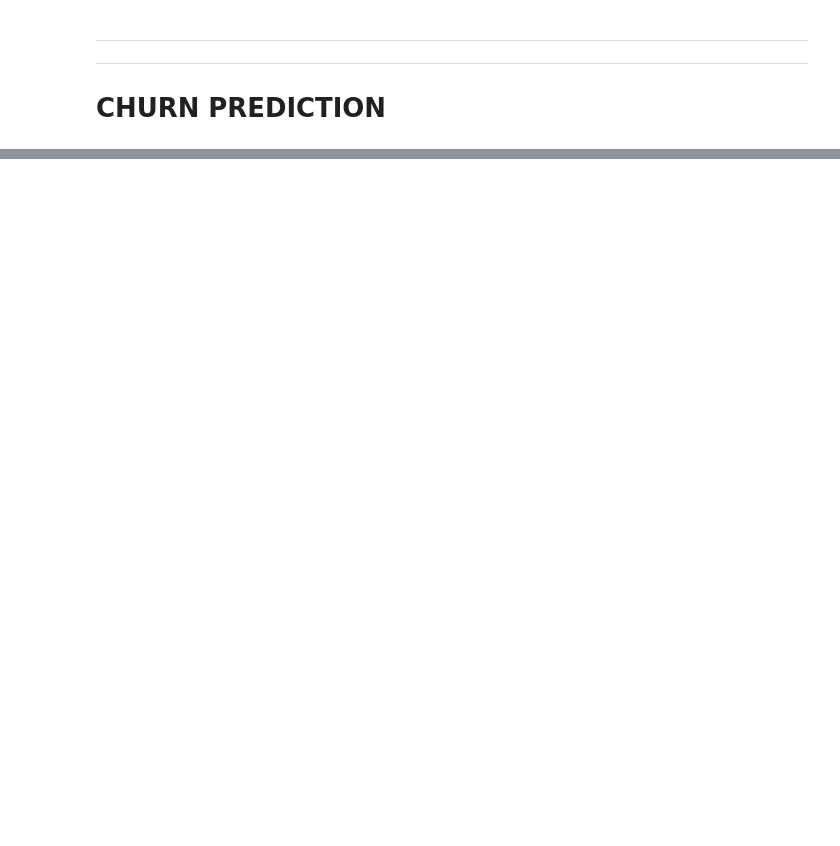
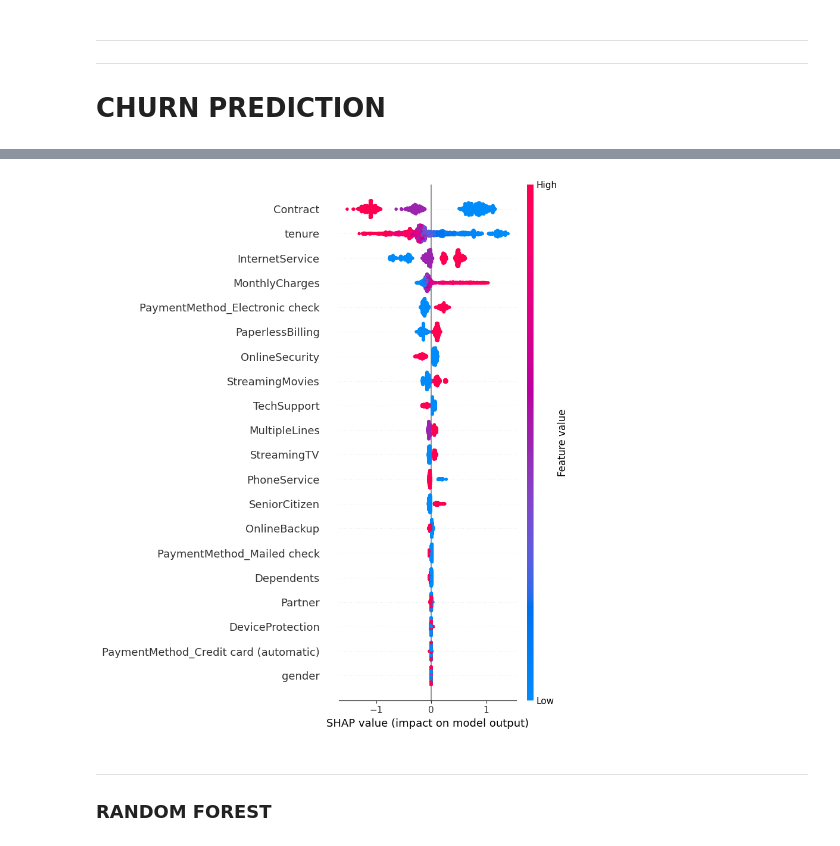
Before and after one commit to stefanofranzini/customer-analytics, a Jupyter notebook: 02-customer-churn-prediction/00_churn-analysis.ipynb, the cells around one changed output, grey strips where cells are left out. Cells and saved outputs as stored; diff of their text form; code cells hidden in the pictures; blank space fills up the shorter version.

```diff
--- a/02-customer-churn-prediction/00_churn-analysis.ipynb
+++ b/02-customer-churn-prediction/00_churn-analysis.ipynb
@@ -307,0 +374,9 @@ plt.show()
+# %%
+# Train XGBoost
+xgb = XGBClassifier()
+xgb.fit(X_train, y_train)
+
+# Evaluate
+y_pred_xgb = xgb.predict(X_test)
+print(classification_report(y_test, y_pred_xgb))
+print("AUC-ROC:", roc_auc_score(y_test, xgb.predict_proba(X_test)[:, 1]))
@@ -307,0 +394,9 @@ plt.show()
+# %%
+param_grid = {
+    'learning_rate': [0.01, 0.1, 0.2],
+    'n_estimators': [50, 100, 200],
+    'max_depth': [3, 5, 7]
+}
+grid = GridSearchCV(XGBClassifier(), param_grid, scoring='roc_auc', cv=5)
+grid.fit(X_train, y_train)
+print("Best parameters:", grid.best_params_)
@@ -307,0 +405,9 @@ plt.show()
+# %%
+# Train XGBoost
+xgb = XGBClassifier(learning_rate=0.1, max_depth=3, n_estimators=50)
+xgb.fit(X_train, y_train)
+
+# Evaluate
+y_pred_xgb = xgb.predict(X_test)
+print(classification_report(y_test, y_pred_xgb))
+print("AUC-ROC:", roc_auc_score(y_test, xgb.predict_proba(X_test)[:, 1]))
@@ -307,0 +425,11 @@ plt.show()
+# %%
+explainer = shap.Explainer(xgb, X_train)
+shap_values = explainer(X_test)
+# %%
+shap.summary_plot(shap_values, X_test)
+# %% [output]
+[figure, added]
+# %% [markdown]
+---
+
+### RANDOM FOREST
```
Also changed, not shown: parts of 26 cells of this notebook, 10 other files.
